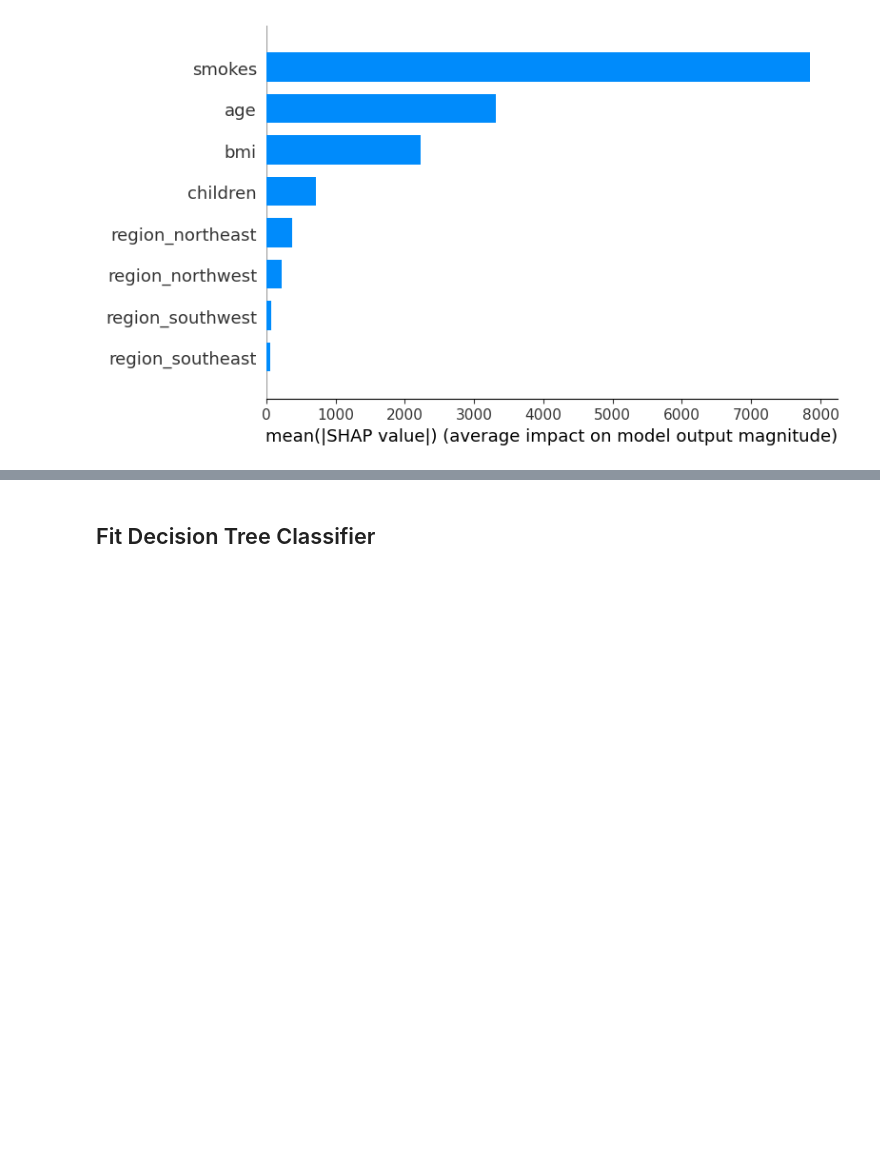
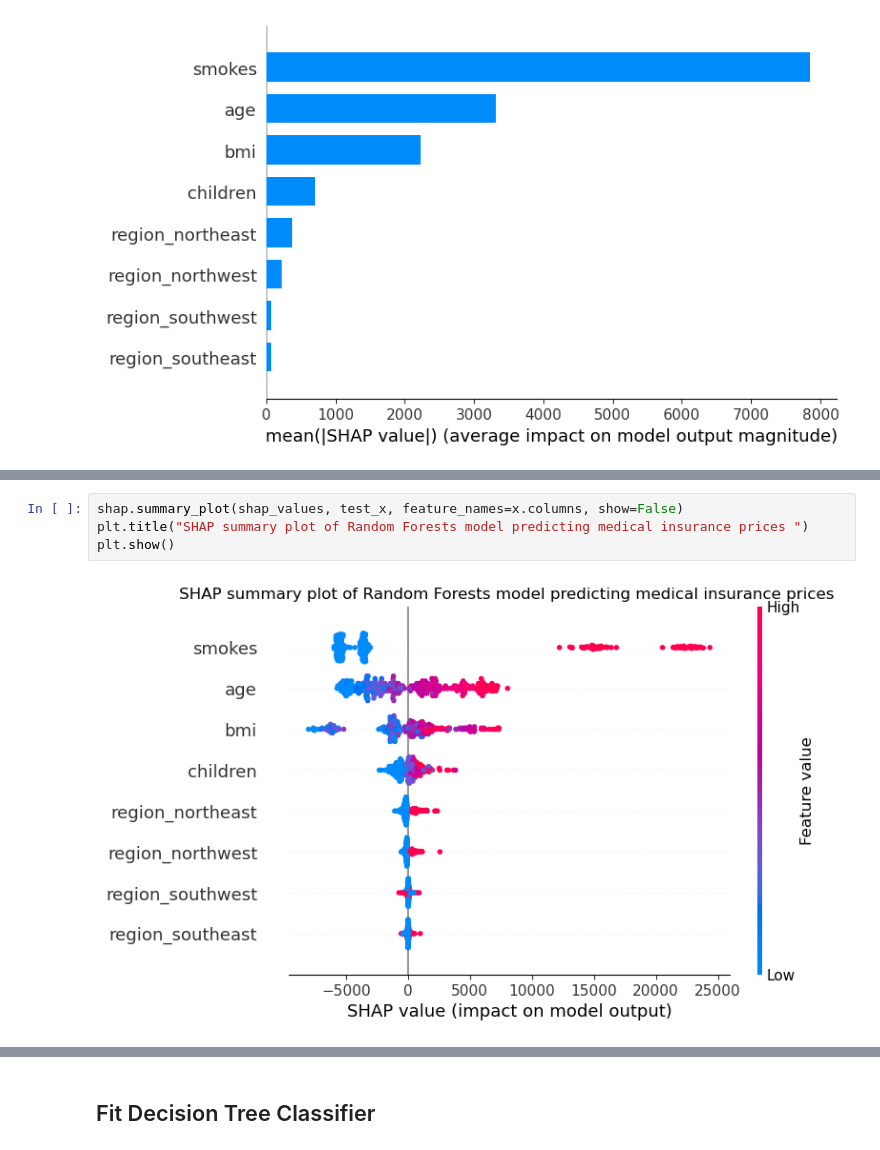
Before and after one commit to vanikanoria/Explaining-Medical-Insurance-Price-Prediction-Models, a Jupyter notebook: Medical Insurance Price Prediction.ipynb, the cells around one changed output, grey strips where cells are left out. Saved outputs shown, nothing was run; the diff lists cells and outputs as text; blank space fills up the shorter version.

```diff
--- a/Medical Insurance Price Prediction.ipynb
+++ b/Medical Insurance Price Prediction.ipynb
@@ -470,0 +480,6 @@ shap.summary_plot(shap_values, test_x, plot_type="bar", feature_names = x.column
+# %%
+shap.summary_plot(shap_values, test_x, feature_names=x.columns, show=False)
+plt.title("SHAP summary plot of Random Forests model predicting medical insurance prices ")
+plt.show()
+# %% [output]
+[figure, added]
```
Also changed, not shown: parts of 57 cells of this notebook.
